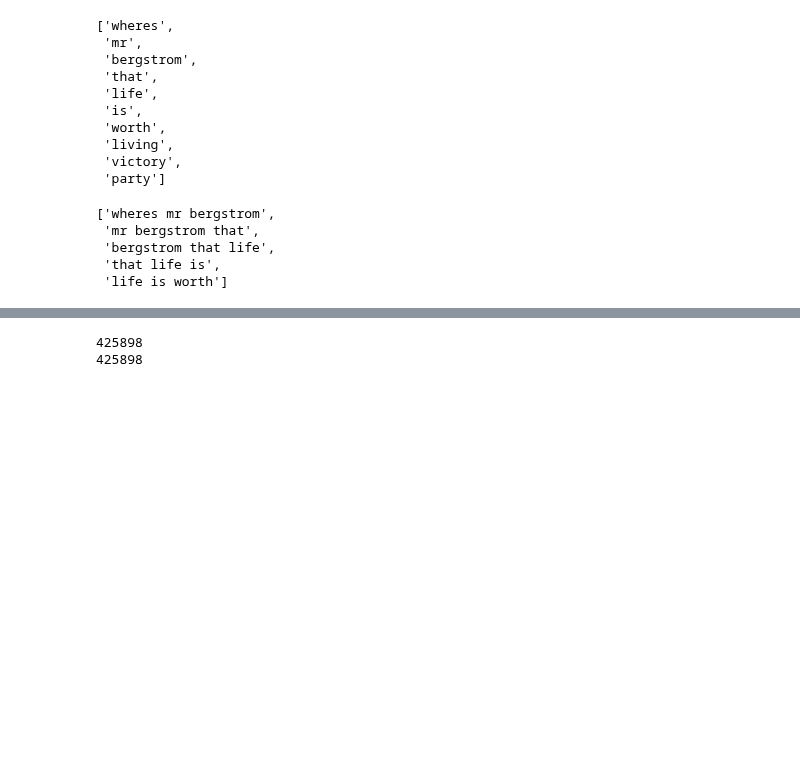
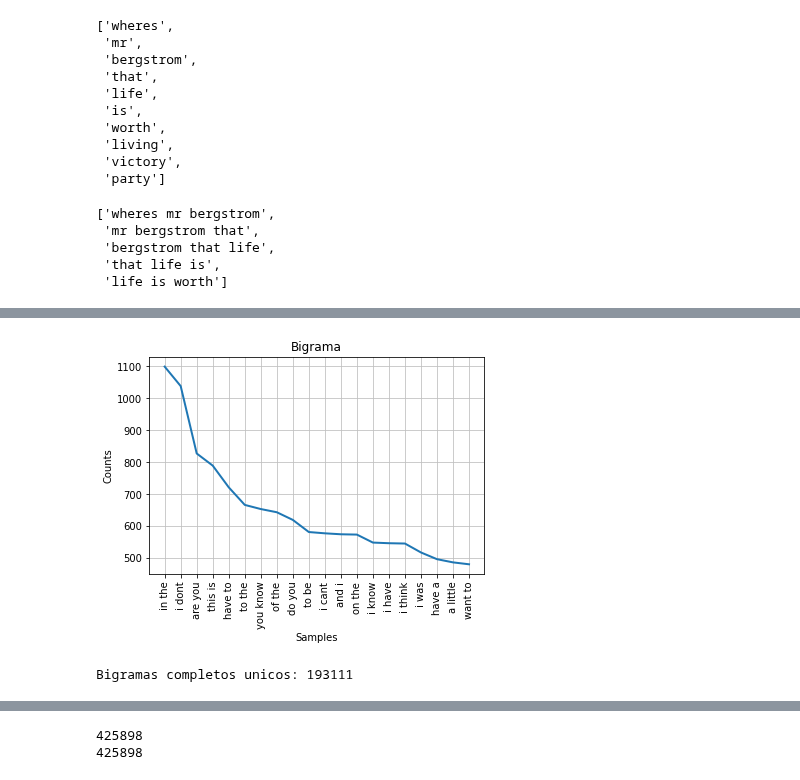
Before and after one commit to JuliethLopez/chatbot_simpsons, a Jupyter notebook: Modelo_de_Clasificacion_ngrams_validation.ipynb, the cells around one changed output, grey strips where cells are left out. Cells and saved outputs as stored; diff of their text form; code cells hidden in the pictures; blank space fills up the shorter version.

```diff
--- a/Modelo_de_Clasificacion_ngrams_validation.ipynb
+++ b/Modelo_de_Clasificacion_ngrams_validation.ipynb
@@ -208,0 +235,8 @@ freqnew.plot(20, cumulative=False, title = "Trigrama")
+# %%
+# Gráfica con los bigramas COMPLETOS
+freqb = nltk.FreqDist(bigrama) #frecuencia de los tokens
+freqb.plot(20, cumulative=False, title = "Bigrama")
+print("Bigramas completos unicos:", len(freqb))
+# %% [output]
+[figure, added]
+Bigramas completos unicos: 193111
```
Also changed, not shown: parts of 33 cells of this notebook.
